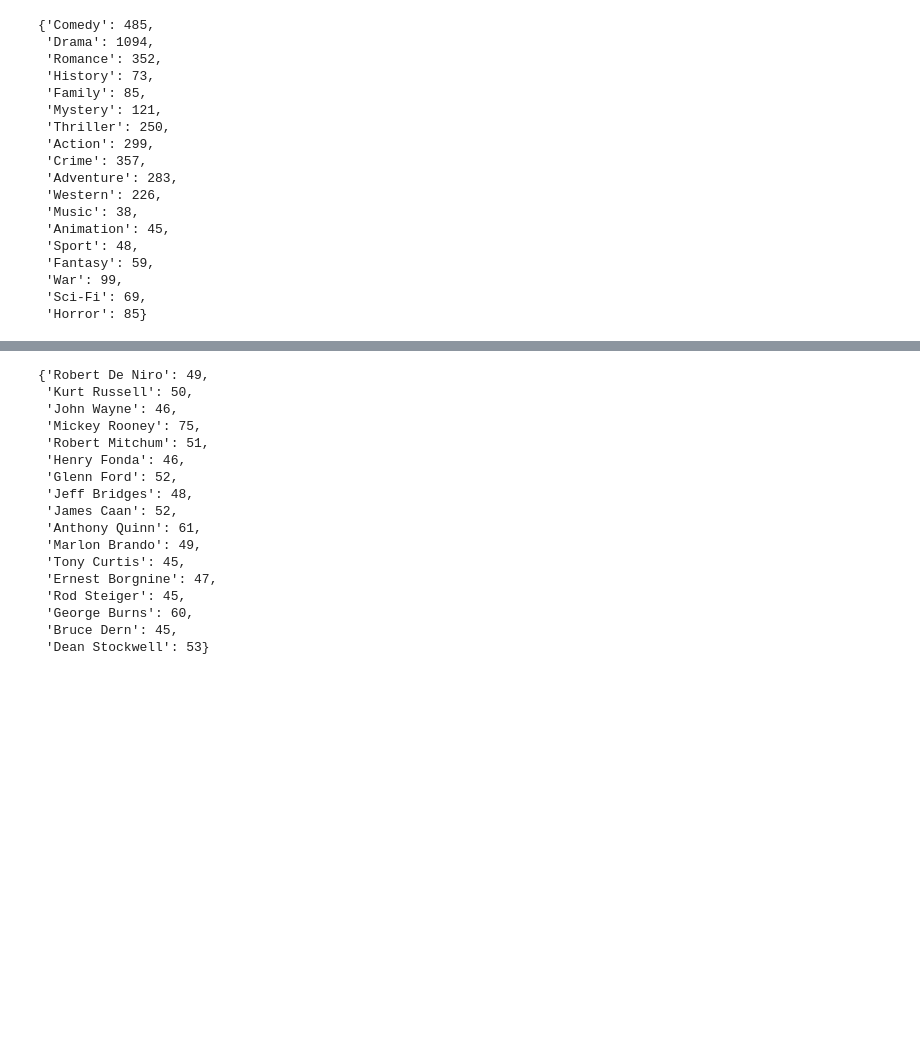
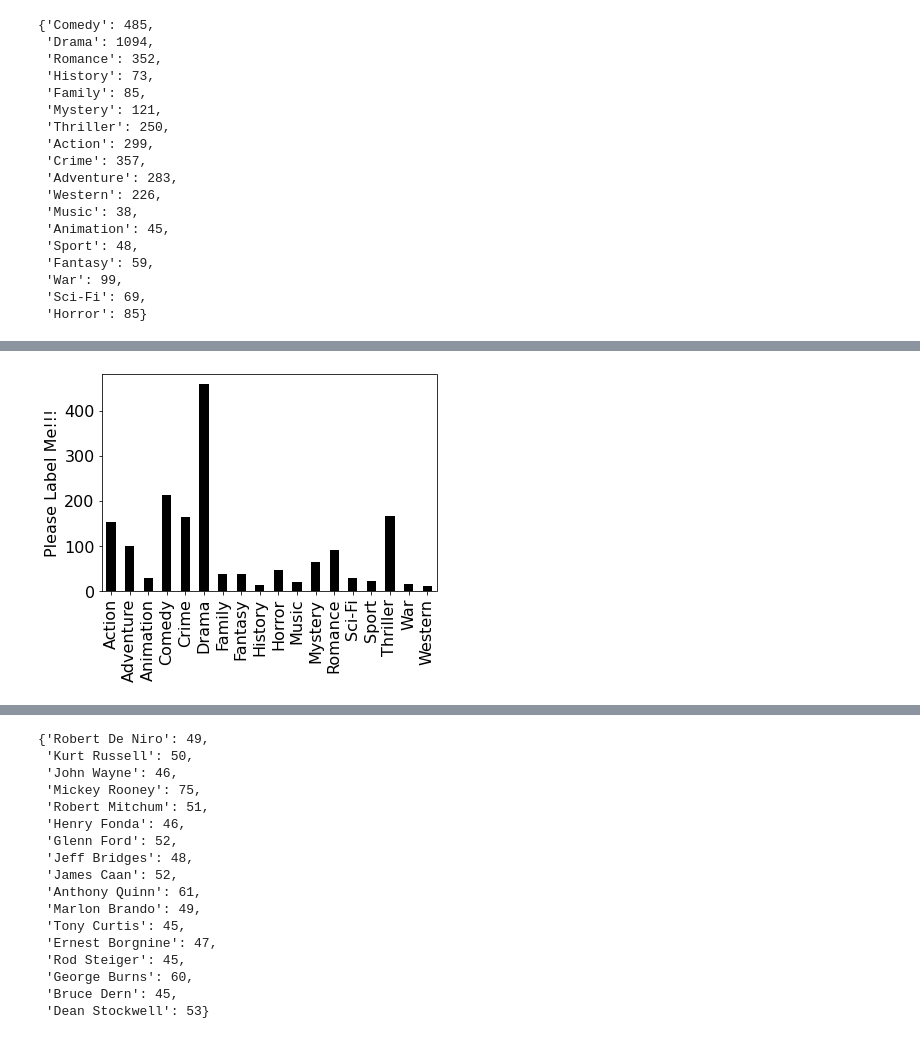
Before and after one commit to ryang229/cs220, a Jupyter notebook: spring20/p8/cs-220-test.ipynb, the cells around one changed output, grey strips where cells are left out. Cells and saved outputs as stored; diff of their text form; code cells hidden in the pictures; blank space fills up the shorter version.

```diff
--- a/spring20/p8/cs-220-test.ipynb
+++ b/spring20/p8/cs-220-test.ipynb
@@ -421,0 +453,11 @@ import matplotlib.pyplot
+# %%
+#q30
+plot_dict(
+    census(
+        bucketYearFilter(
+            genrebuckets,
+            1990,
+            None
+)))
+# %% [output]
+[figure, added]
```
Also changed, not shown: parts of 7 cells of this notebook, 2 other files.
